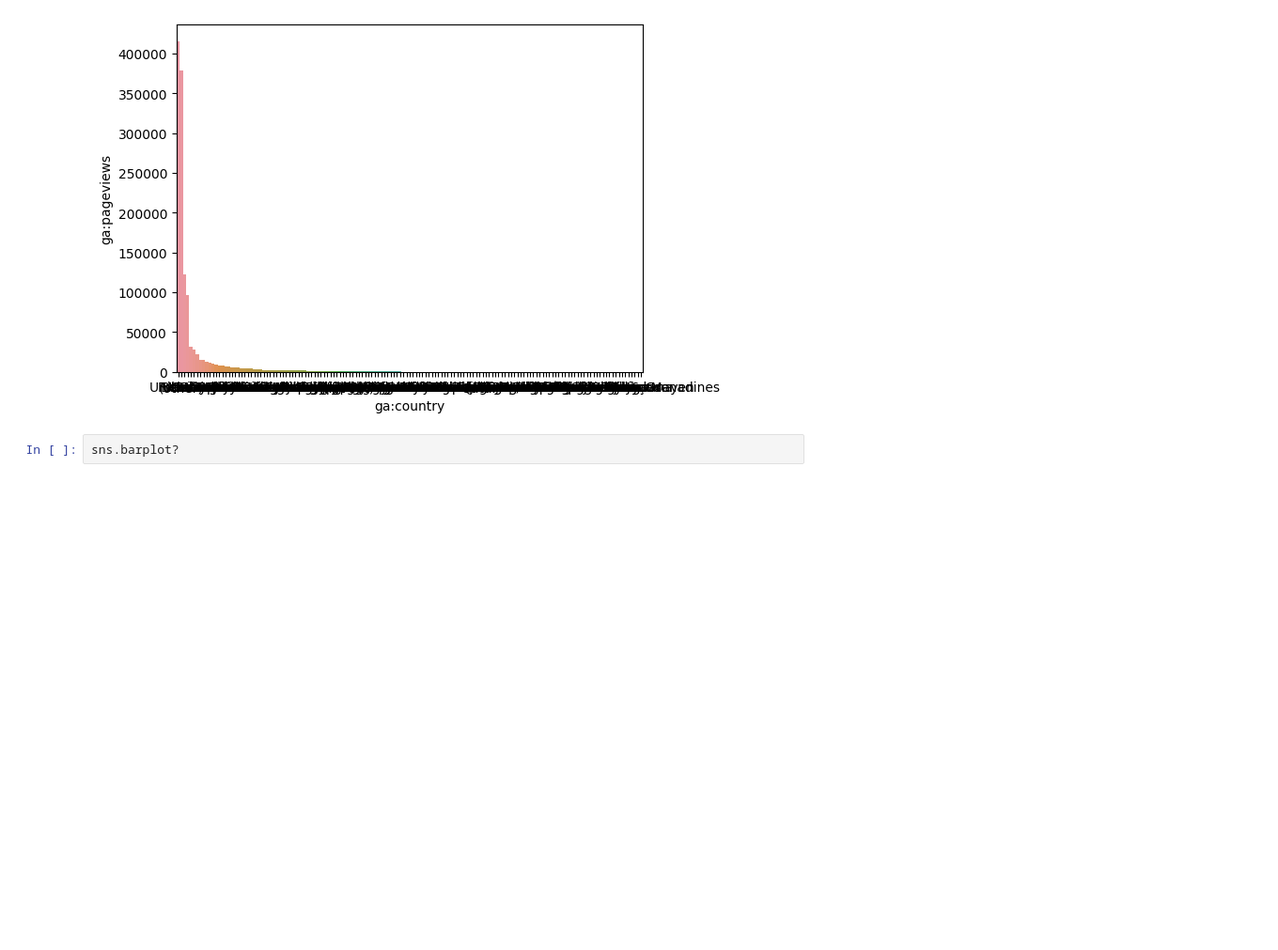
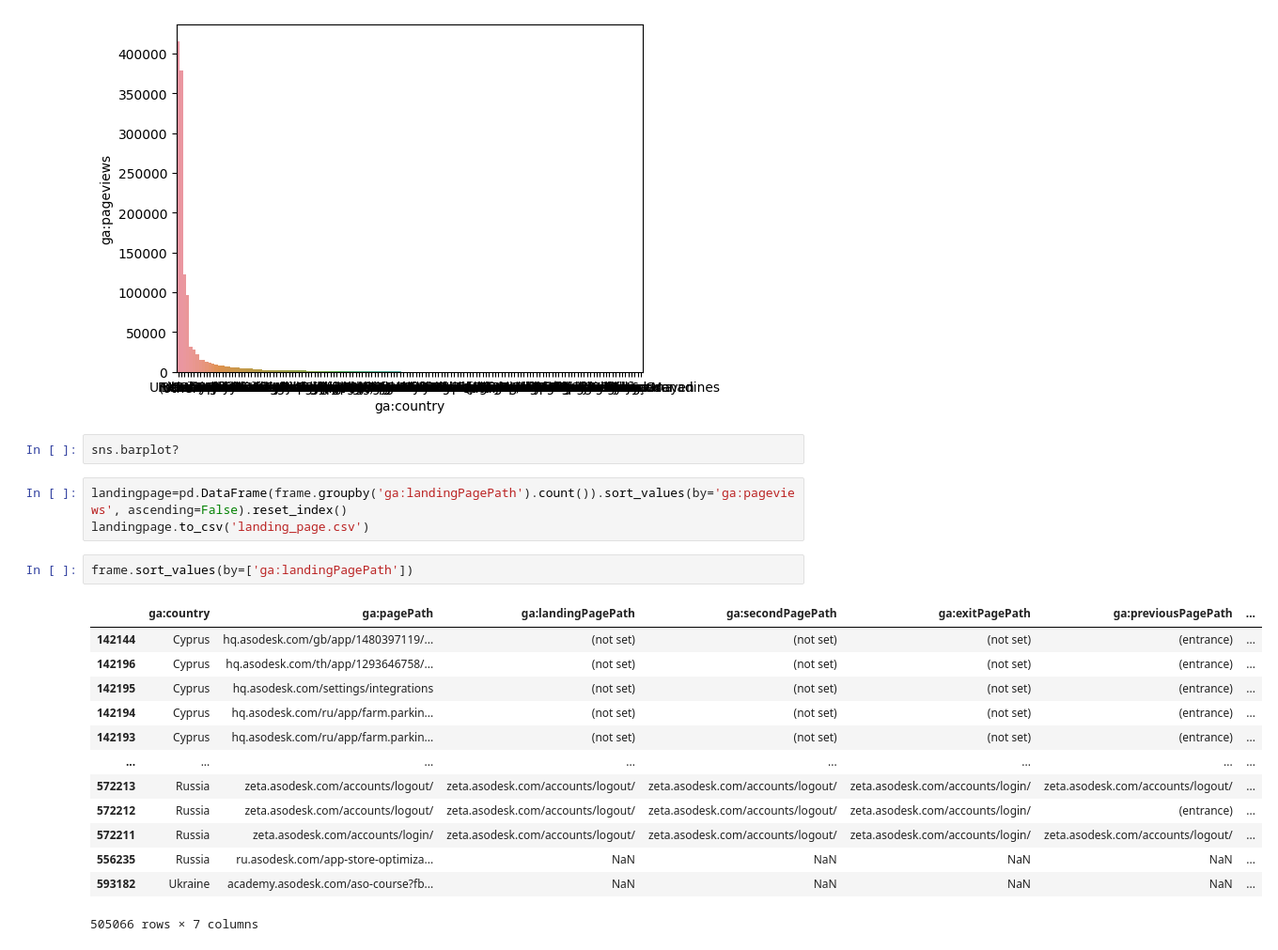
Before and after one commit to InnahHr/DA-project, a Jupyter notebook: Statistics.ipynb, the cells around one changed output. Shown at 94% size. Drawn from its saved outputs; the diff is of its cells as text; blank space fills up the shorter version.

```diff
--- a/Statistics.ipynb
+++ b/Statistics.ipynb
@@ -204,3 +200,22 @@ sns.barplot(data=country_page, x="ga:country", y="ga:pageviews",width=1);
 [figure]
 # %%
 sns.barplot?
+# %%
+landingpage=pd.DataFrame(frame.groupby('ga:landingPagePath').count()).sort_values(by='ga:pageviews', ascending=False).reset_index()
+landingpage.to_csv('landing_page.csv')
+# %%
+frame.sort_values(by=['ga:landingPagePath'])
+# %% [output]
+|  | ga:country | ga:pagePath | ga:landingPagePath | ga:secondPagePath | ga:exitPagePath | ga:previousPagePath | ... |
+| 142144 | Cyprus | hq.asodesk.com/gb/app/1480397119/... | (not set) | (not set) | (not set) | (entrance) | ... |
+| 142196 | Cyprus | hq.asodesk.com/th/app/1293646758/... | (not set) | (not set) | (not set) | (entrance) | ... |
+| 142195 | Cyprus | hq.asodesk.com/settings/integrations | (not set) | (not set) | (not set) | (entrance) | ... |
+| 142194 | Cyprus | hq.asodesk.com/ru/app/farm.parkin... | (not set) | (not set) | (not set) | (entrance) | ... |
+| 142193 | Cyprus | hq.asodesk.com/ru/app/farm.parkin... | (not set) | (not set) | (not set) | (entrance) | ... |
+| ... | ... | ... | ... | ... | ... | ... | ... |
+| 572213 | Russia | zeta.asodesk.com/accounts/logout/ | zeta.asodesk.com/accounts/logout/ | zeta.asodesk.com/accounts/logout/ | zeta.asodesk.com/accounts/login/ | zeta.asodesk.com/accounts/logout/ | ... |
+| 572212 | Russia | zeta.asodesk.com/accounts/logout/ | zeta.asodesk.com/accounts/logout/ | zeta.asodesk.com/accounts/logout/ | zeta.asodesk.com/accounts/login/ | (entrance) | ... |
+| 572211 | Russia | zeta.asodesk.com/accounts/login/ | zeta.asodesk.com/accounts/logout/ | zeta.asodesk.com/accounts/logout/ | zeta.asodesk.com/accounts/login/ | zeta.asodesk.com/accounts/logout/ | ... |
+| 556235 | Russia | ru.asodesk.com/app-store-optimiza... | NaN | NaN | NaN | NaN | ... |
+| 593182 | Ukraine | academy.asodesk.com/aso-course?fb... | NaN | NaN | NaN | NaN | ... |
+505066 rows × 7 columns
```
Also changed, not shown: parts of 10 cells of this notebook, 1 other file.
